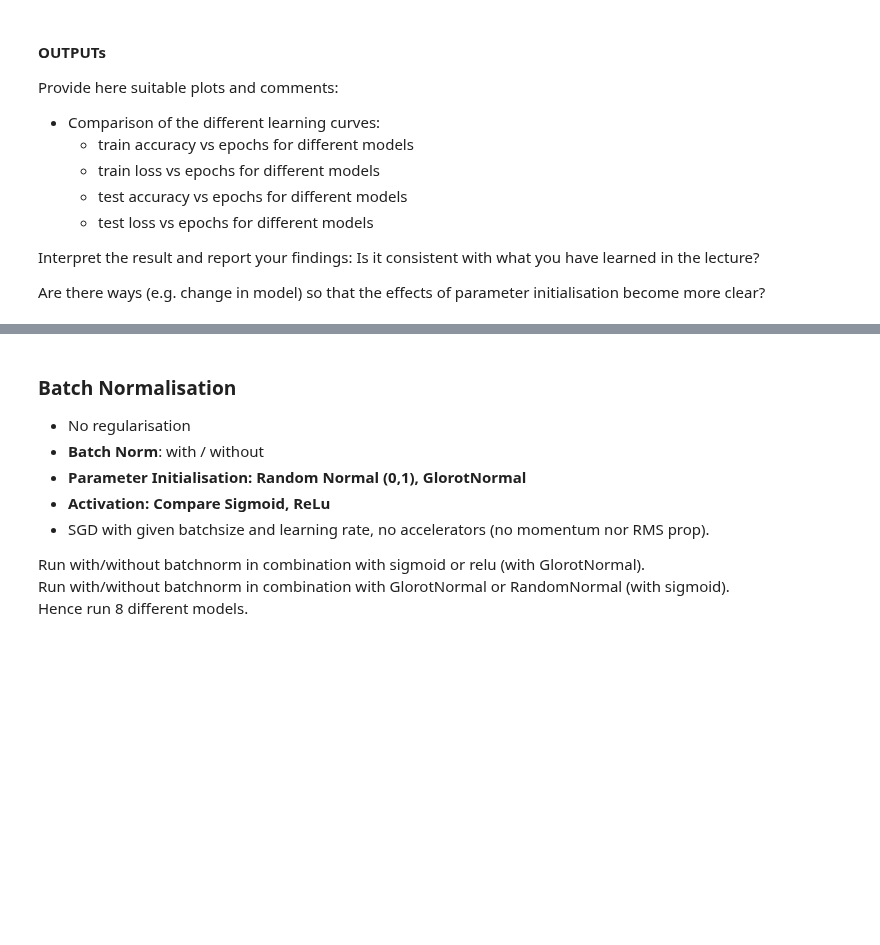
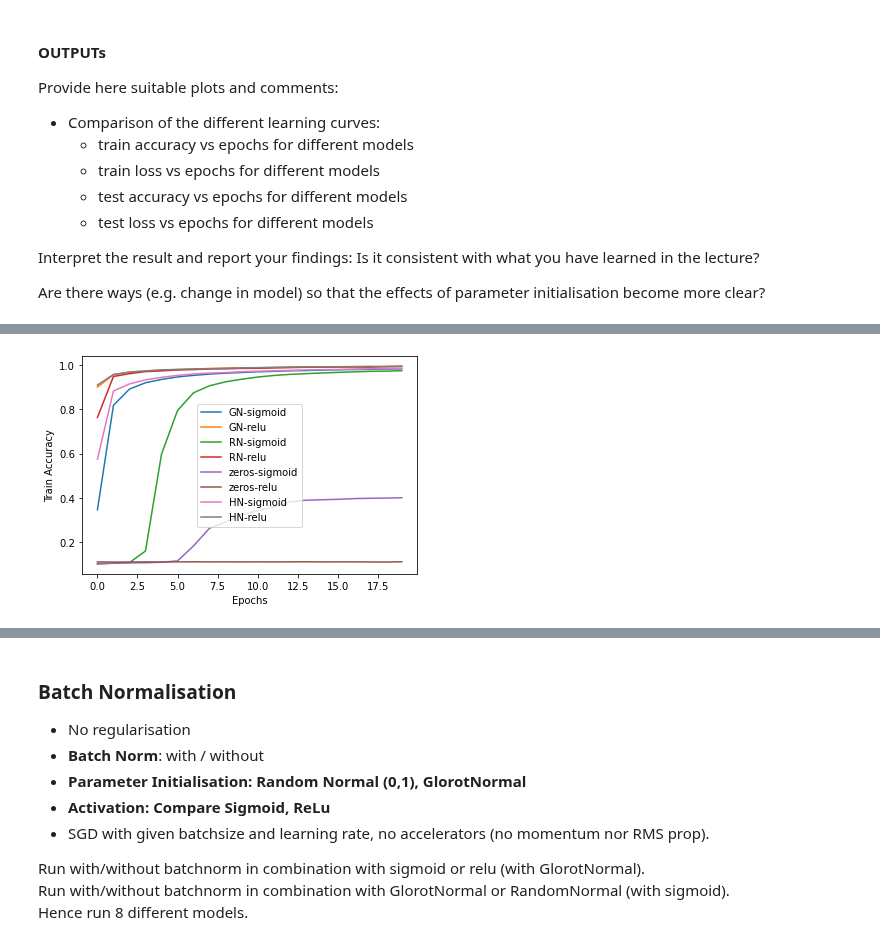
Before and after one commit to FabianGroeger96/mse-deep-learning, a Jupyter notebook: SW07/mlp_keras_stud.ipynb, the cells around one changed output, grey strips where cells are left out. Cells and saved outputs as stored; diff of their text form; code cells hidden in the pictures; blank space fills up the shorter version.

```diff
--- a/SW07/mlp_keras_stud.ipynb
+++ b/SW07/mlp_keras_stud.ipynb
@@ -189,0 +259,15 @@ Are there ways (e.g. change in model) so that the effects of parameter initialis
+# %%
+plt.plot(metrics[0][2], label='GN-sigmoid')
+plt.plot(metrics[1][2], label='GN-relu')
+plt.plot(metrics[2][2], label='RN-sigmoid')
+plt.plot(metrics[3][2], label='RN-relu')
+plt.plot(metrics[4][2], label='zeros-sigmoid')
+plt.plot(metrics[5][2], label='zeros-relu')
+plt.plot(metrics[6][2], label='HN-sigmoid')
+plt.plot(metrics[7][2], label='HN-relu')
+plt.ylabel("Train Accuracy")
+plt.xlabel("Epochs")
+plt.legend()
+plt.show()
+# %% [output]
+[figure, added]
```
Also changed, not shown: parts of 24 cells of this notebook.
